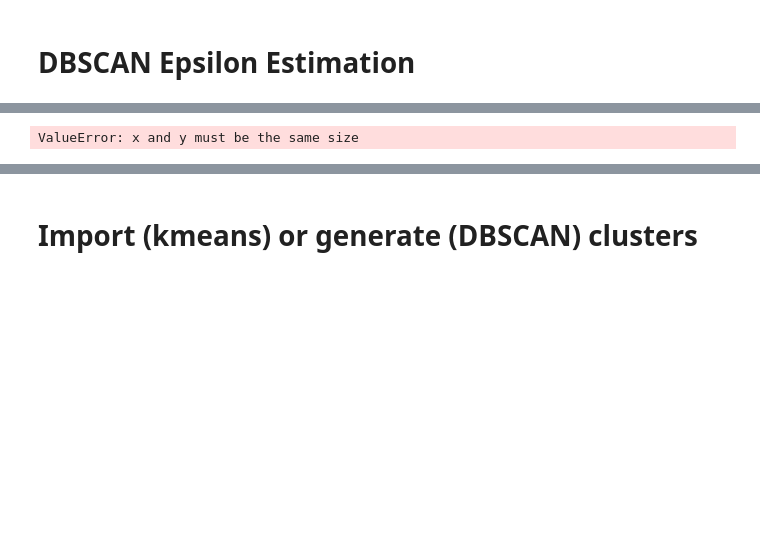
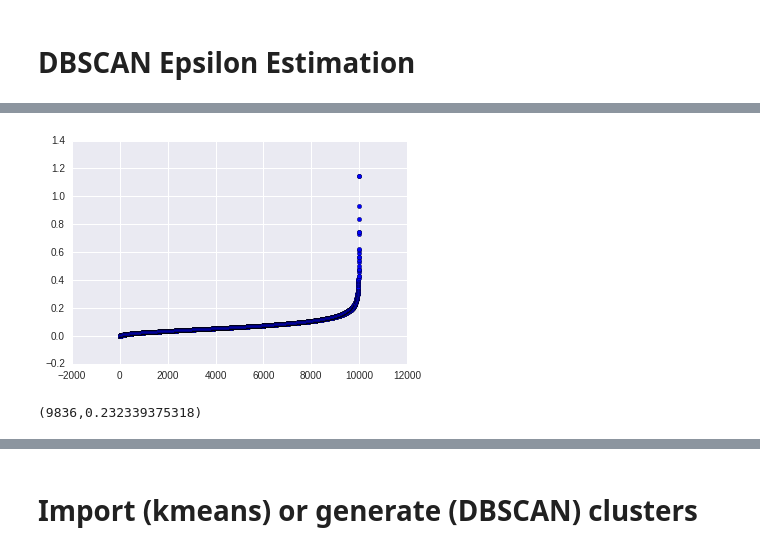
Before and after one commit to lmwalkowicz/KeplerML, a Jupyter notebook: TSNE_ClusterWorkbook.ipynb, the cells around one changed output, grey strips where cells are left out. Saved outputs shown, nothing was run; the diff lists cells and outputs as text; code cells hidden in the pictures; blank space fills up the shorter version.

Commit message:
Plotting fixes, clean up

```diff
--- a/TSNE_ClusterWorkbook.ipynb
+++ b/TSNE_ClusterWorkbook.ipynb
@@ -424,4 +423,9 @@ if __name__ == '__main__':
     plt.scatter(pts, distArr)
 
     plt.show()
+    number = 50
+    for i in range(number,len(pts)-number):
+        if np.mean(distArr[i+1:i+number])>=1.1*np.mean(distArr[i-number:i-1]) and i>(len(pts)%2+len(pts))/2:
+            print("(%s,%s)"%(pts[i],distArr[i]))
+            break
 # %% [output]
@@ -430,12 +432,2 @@ if __name__ == '__main__':
+[figure, added]
+(9836,0.232339375318)
-# %%
-dx,dy,xofslope,slope=[],[],[],[]
-for i in range(len(data)-1):
-    dx.append(data[i+1,0]-data[i,0])
-    dy.append(data[i+1,1]-data[i,1])
-    xofslope.append(dx[i]/2+data[i])
-    slope.append(dy[i]/dx[i])
-
-plt.scatter(xofslope,slope)
-plt.show()
-# %% [output]
-ValueError: x and y must be the same size
```
Also changed, not shown: parts of 9 cells of this notebook, 1 other file.
